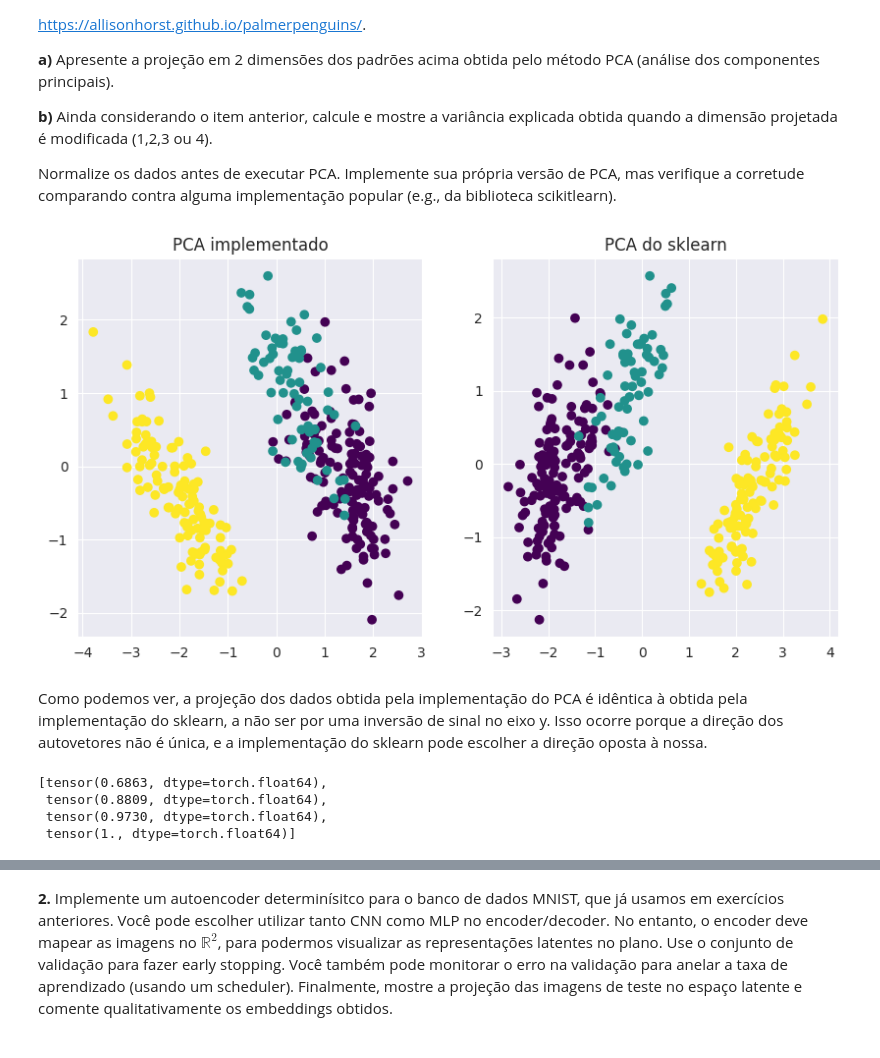
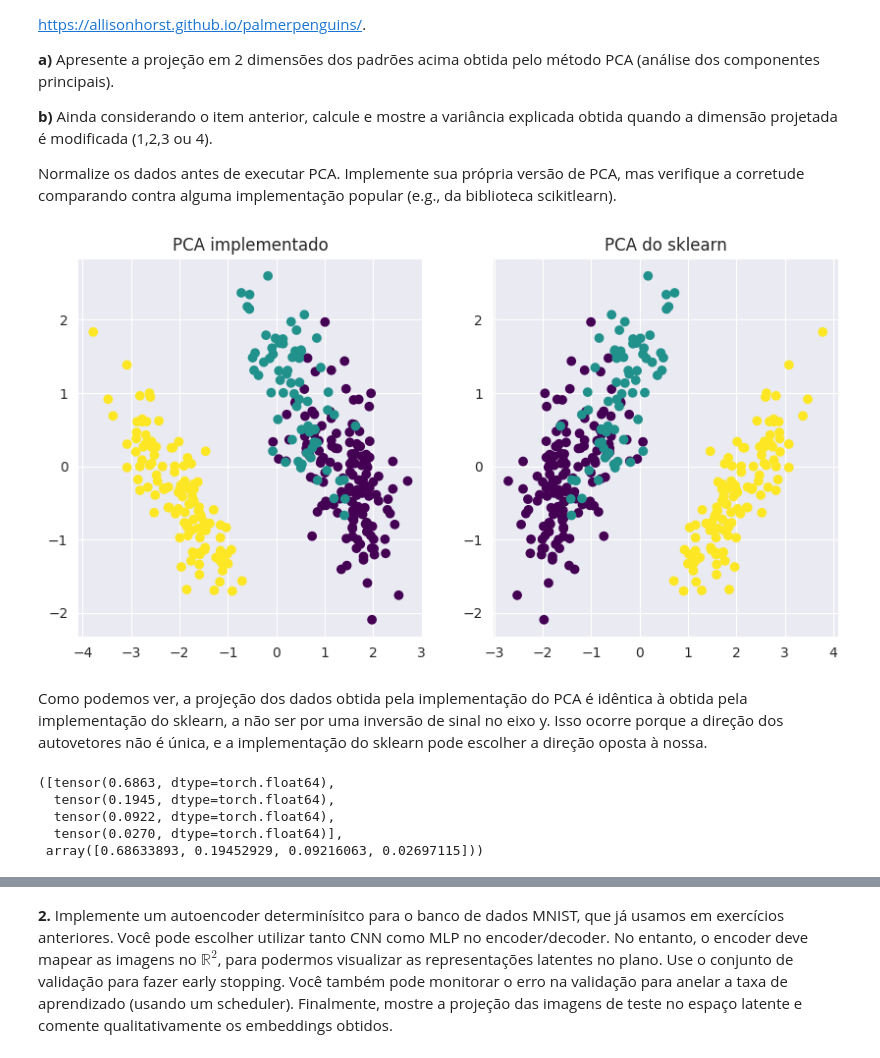
Before and after one commit to ViniAS/ML, a Jupyter notebook: ML_exercise_7.ipynb, the cells around one changed output, grey strips where cells are left out. Drawn from its saved outputs; the diff is of its cells as text; code cells hidden in the pictures.

```diff
--- a/ML_exercise_7.ipynb
+++ b/ML_exercise_7.ipynb
@@ -71,28 +71,33 @@ def PCA(X, n_components):
 X_proj, eigvals_proj, eigvecs_proj = PCA(data[:, :-1], 2)
 # %%
 sklearn_pca = decomposition.PCA(n_components=2)
-X = (data - data.mean(dim=0)) / data.std(dim=0)
+
+X = (data[:, :-1] - data[:, :-1].mean(dim=0)) / data[:, :-1].std(dim=0)
 X_proj_sklearn = sklearn_pca.fit_transform(X.numpy())
 
 fig, ax = plt.subplots(1,2, figsize=(10,5))
 
 ax[0].scatter(X_proj[:, 0], X_proj[:, 1], c=data[:, -1], cmap='viridis')
 
 ax[1].scatter(X_proj_sklearn[:, 0], X_proj_sklearn[:, 1], c=data[:, -1], cmap='viridis')
 
 ax[0].set_title("PCA implementado")
 ax[1].set_title("PCA do sklearn")
 plt.show()
 # %% [output]
-[figure, old version]
+[figure, new version]
 # %% [markdown]
 Como podemos ver, a projeção dos dados obtida pela implementação do PCA é idêntica à obtida pela implementação do sklearn, a não ser por uma inversão de sinal no eixo y. Isso ocorre porque a direção dos autovetores não é única, e a implementação do sklearn pode escolher a direção oposta à nossa.
 # %%
 # Show the explained variance for different number of components
-explained_variance = [torch.sum(eigvals_proj[:i]) / torch.sum(eigvals_proj) for i in range(1, 5)]
-explained_variance
+explained_variance = [eigvals_proj[i-1] / torch.sum(eigvals_proj) for i in range(1, 5)]
+sklearn_pca4 = decomposition.PCA(n_components=4)
+sklearn_pca4.fit(X.numpy())
+explained_variance_sklearn = [sklearn_pca4.explained_variance_ratio_[:i].sum() for i in range(1, 5)]
+explained_variance, sklearn_pca4.explained_variance_ratio_
 # %% [output]
-[tensor(0.6863, dtype=torch.float64),
- tensor(0.8809, dtype=torch.float64),
- tensor(0.9730, dtype=torch.float64),
- tensor(1., dtype=torch.float64)]
+([tensor(0.6863, dtype=torch.float64),
+  tensor(0.1945, dtype=torch.float64),
+  tensor(0.0922, dtype=torch.float64),
+  tensor(0.0270, dtype=torch.float64)],
+ array([0.68633893, 0.19452929, 0.09216063, 0.02697115]))
```
Also changed, not shown: parts of 1 cell of this notebook.
